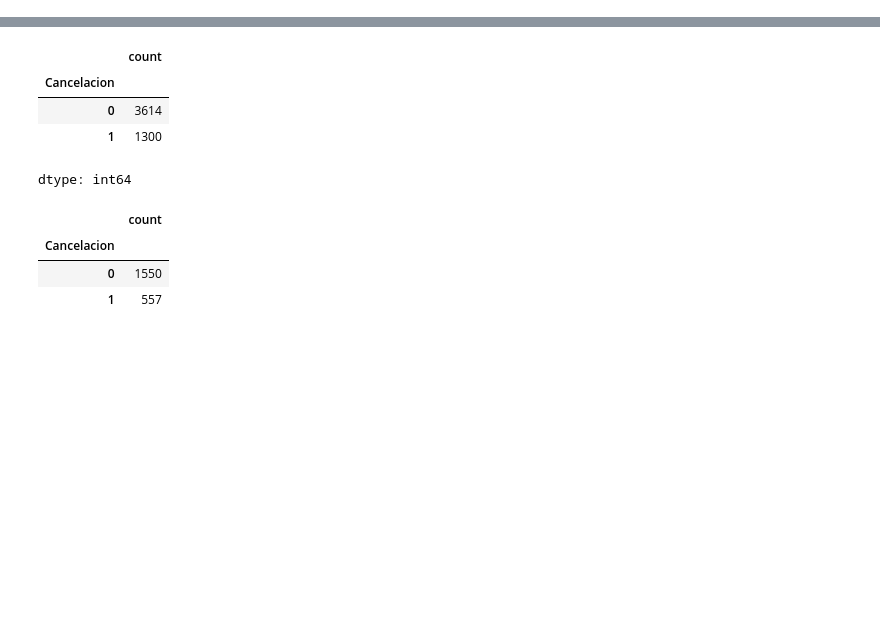
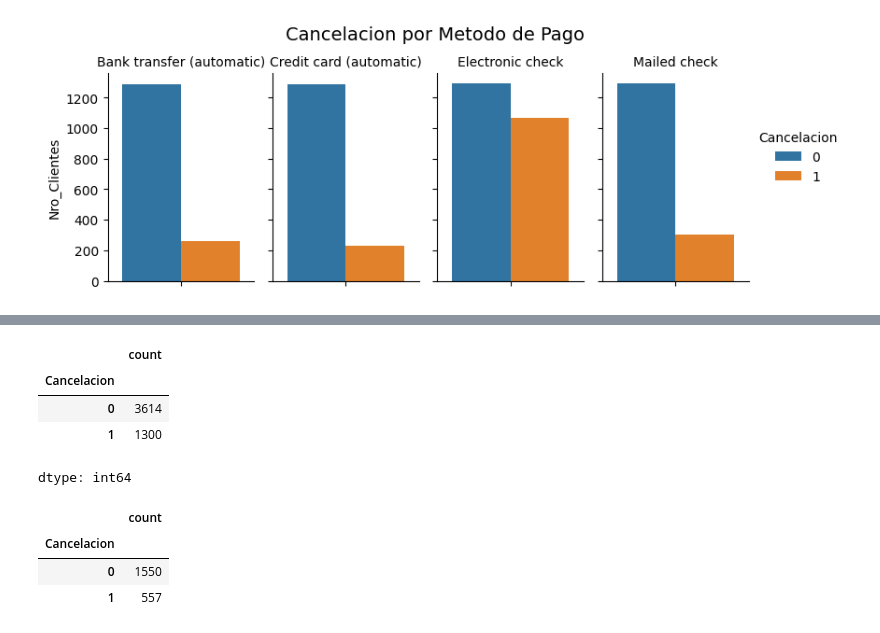
Before and after one commit to rmedi21/challenge-telecom-x-2, a Jupyter notebook: TelecomX_2.ipynb, the cells around one changed output, grey strips where cells are left out. Saved outputs shown, nothing was run; the diff lists cells and outputs as text; code cells hidden in the pictures; blank space fills up the shorter version.

```diff
--- a/TelecomX_2.ipynb
+++ b/TelecomX_2.ipynb
@@ -60,0 +123,19 @@ df.rename(columns={'PaperlessBilling': 'Tiene_Factura_Electronica',
+# %%
+# Cancelacion por Metodo de pago:
+# -El cheque electronico tiene una fuga considerablemente mayor comparado con los otros tipos de pago
+df2 = df.groupby(['Cancelacion', 'Metodo_Pago'])['Cancelacion'].count()
+df2 = df2.reset_index(name='Nro_Clientes')
+
+ax = sns.catplot(
+        data=df2, hue="Cancelacion", y="Nro_Clientes", col="Metodo_Pago",
+        kind="bar", height=2.8, aspect=.7
+     )
+
+ax.set_titles(col_template="{col_name}", fontdict={'fontsize': 11})
+ax.fig.suptitle("Cancelacion por Metodo de Pago", y=1.06, fontsize=14)
+
+plt.show()
+# plt.savefig("distribucion_churn_metodo_pago.png", bbox_inches='tight', dpi=300)
+# plt.close()
+# %% [output]
+[figure, added]
```
Also changed, not shown: parts of 47 cells of this notebook.
